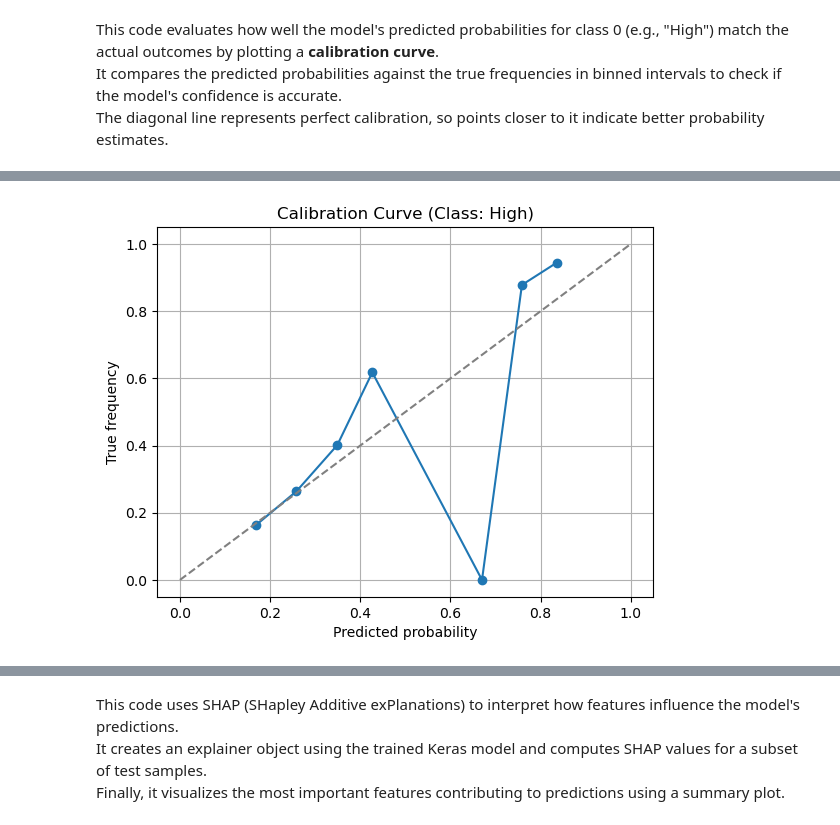
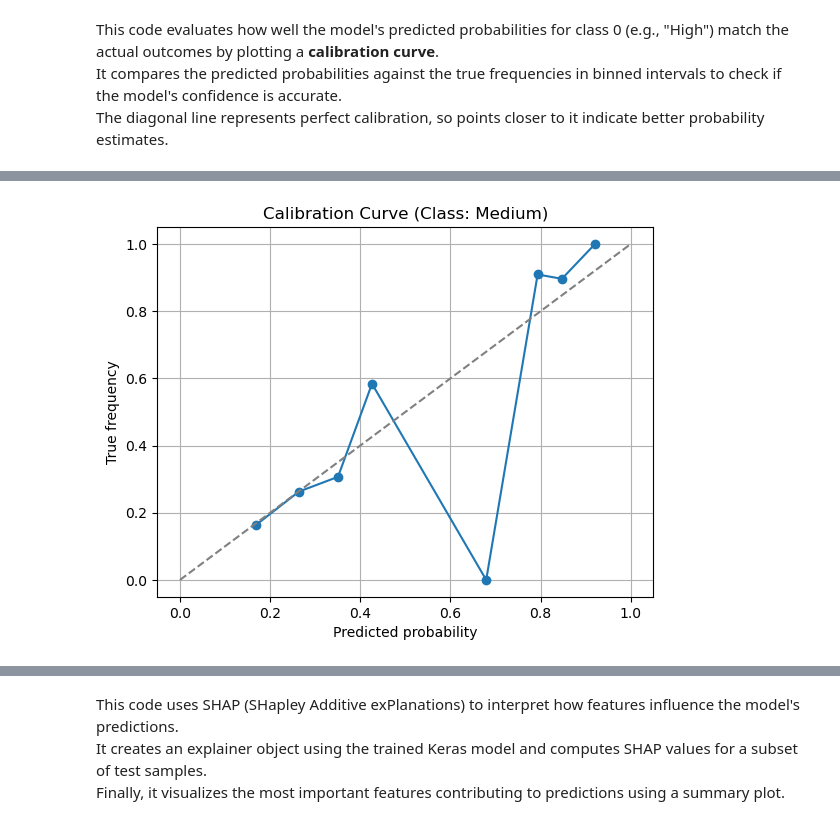
Before and after one commit to greeshmav11/DSW-Project, a Jupyter notebook: models/DLModel_CategoricalFeatures.ipynb, the cells around one changed output, grey strips where cells are left out. Saved outputs shown, nothing was run; the diff lists cells and outputs as text; code cells hidden in the pictures.

```diff
--- a/models/DLModel_CategoricalFeatures.ipynb
+++ b/models/DLModel_CategoricalFeatures.ipynb
@@ -314,7 +263,7 @@ plt.show()
 # Get predicted probabilities
 y_probs = best_model.predict(X_test)
 
-# Let's do this for class 1
+# For class 1
 prob_class0 = y_probs[:, 1]
 true_class0 = (y_test_labels == 1).astype(int)
 
@@ -324,7 +273,7 @@ prob_true, prob_pred = calibration_curve(true_class0, prob_class0, n_bins=10)
 # Plot
 plt.plot(prob_pred, prob_true, marker='o')
 plt.plot([0, 1], [0, 1], linestyle='--', color='gray')  # Perfect calibration line
-plt.title("Calibration Curve (Class: High)")
+plt.title("Calibration Curve (Class: Medium)")
 plt.xlabel("Predicted probability")
 plt.ylabel("True frequency")
 plt.grid()
@@ -334,4 +283,4 @@ plt.show()
-[figure, old version]
+[figure, new version]
 # %%
 # Get predicted probabilities
 y_probs = best_model.predict(X_test)
```
Also changed, not shown: parts of 18 cells of this notebook, 2 other files.
